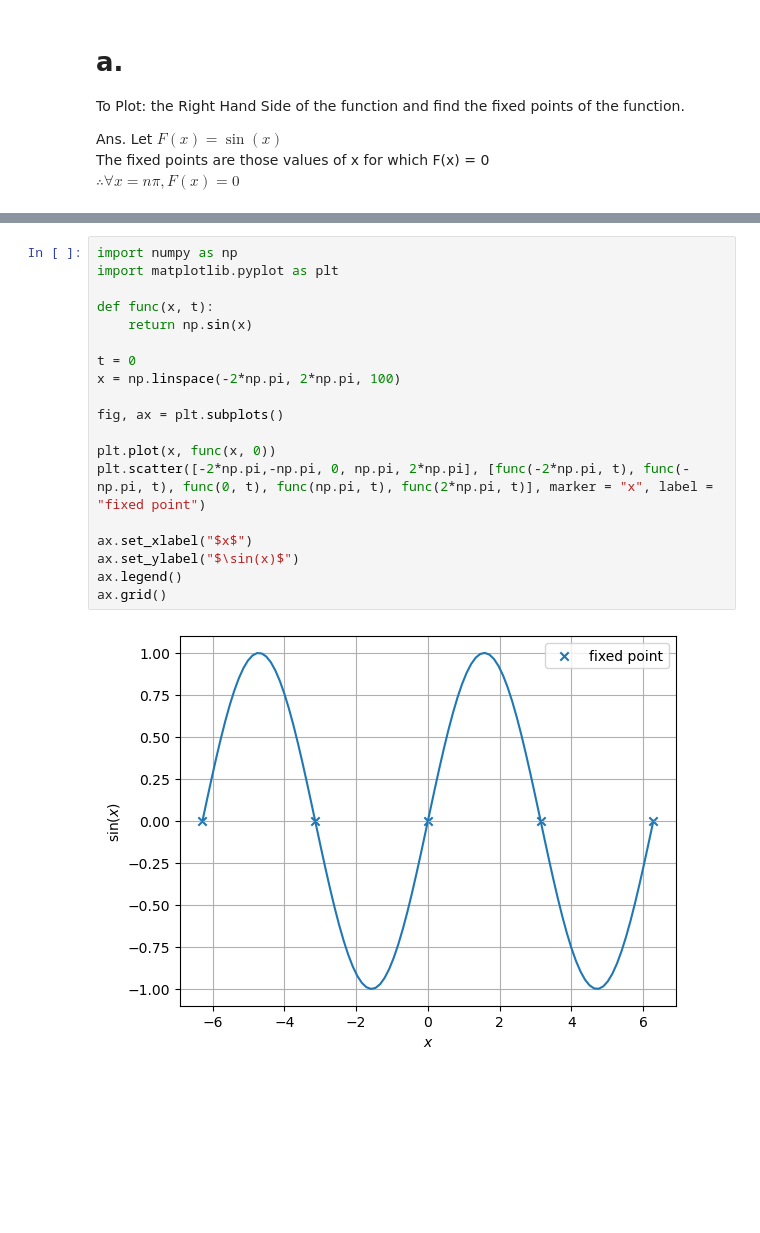
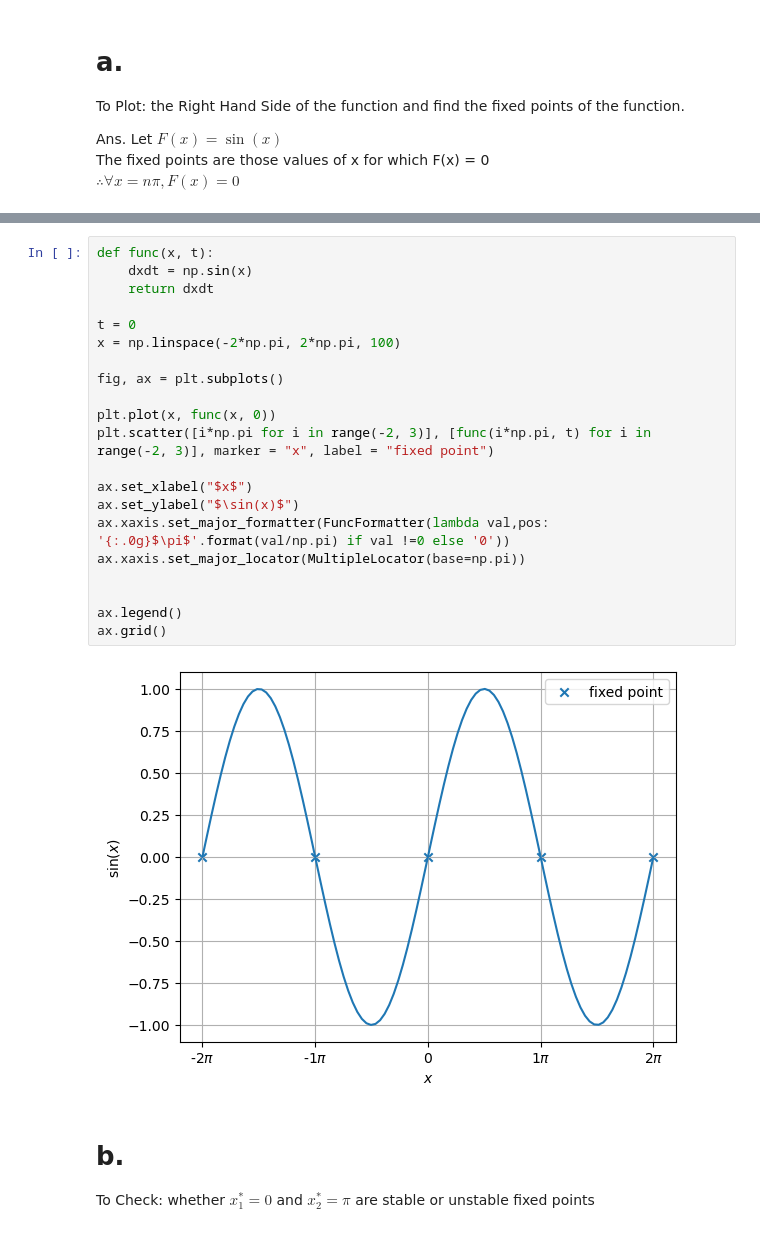
Before and after one commit to vchirag/complex-systems-WiSe202324, a Jupyter notebook: ex1/prob4.ipynb, the cells around one changed output, grey strips where cells are left out. Cells and saved outputs as stored; diff of their text form; blank space fills up the shorter version.

```diff
--- a/ex1/prob4.ipynb
+++ b/ex1/prob4.ipynb
@@ -13,21 +20,26 @@ $\therefore \forall x = n\pi,  F(x) = 0$
 # %%
-import numpy as np
-import matplotlib.pyplot as plt
-
 def func(x, t):
-    return np.sin(x)
+    dxdt = np.sin(x)
+    return dxdt
 
 t = 0
 x = np.linspace(-2*np.pi, 2*np.pi, 100)
 
 fig, ax = plt.subplots()
 
 plt.plot(x, func(x, 0))
-plt.scatter([-2*np.pi,-np.pi, 0, np.pi, 2*np.pi], [func(-2*np.pi, t), func(-np.pi, t), func(0, t), func(np.pi, t), func(2*np.pi, t)], marker = "x", label = "fixed point")
+plt.scatter([i*np.pi for i in range(-2, 3)], [func(i*np.pi, t) for i in range(-2, 3)], marker = "x", label = "fixed point")
 
 ax.set_xlabel("$x$")
 ax.set_ylabel("$\sin(x)$")
+ax.xaxis.set_major_formatter(FuncFormatter(lambda val,pos: '{:.0g}$\pi$'.format(val/np.pi) if val !=0 else '0'))
+ax.xaxis.set_major_locator(MultipleLocator(base=np.pi))
+
+
 ax.legend()
 ax.grid()
 # %% [output]
-[figure, old version]
+[figure, new version]
+# %% [markdown]
+# b.
+To Check: whether $x_1^* = 0$ and $x_2^*=\pi$ are stable or unstable fixed points
```
Also changed, not shown: parts of 15 cells of this notebook.
